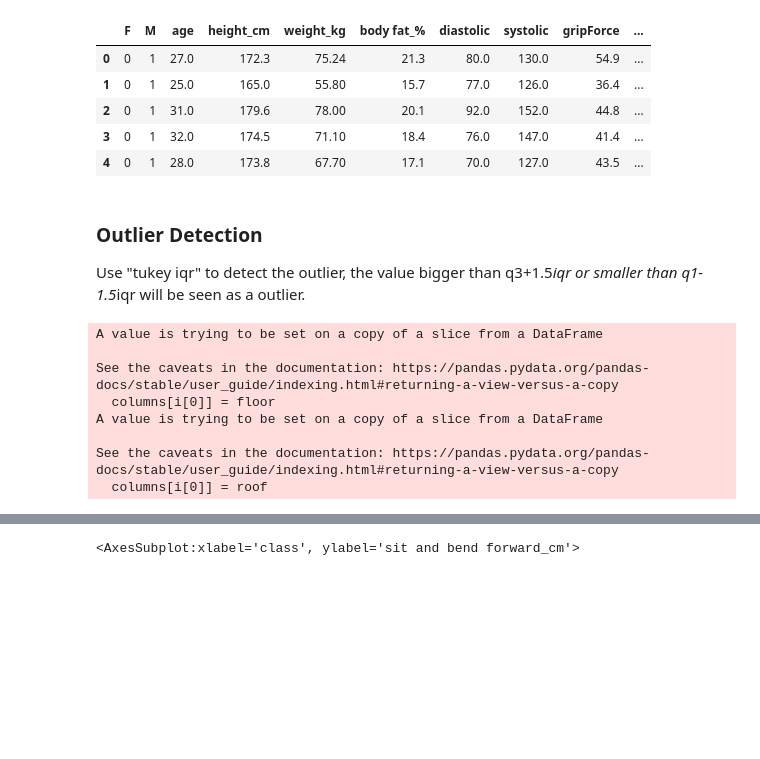
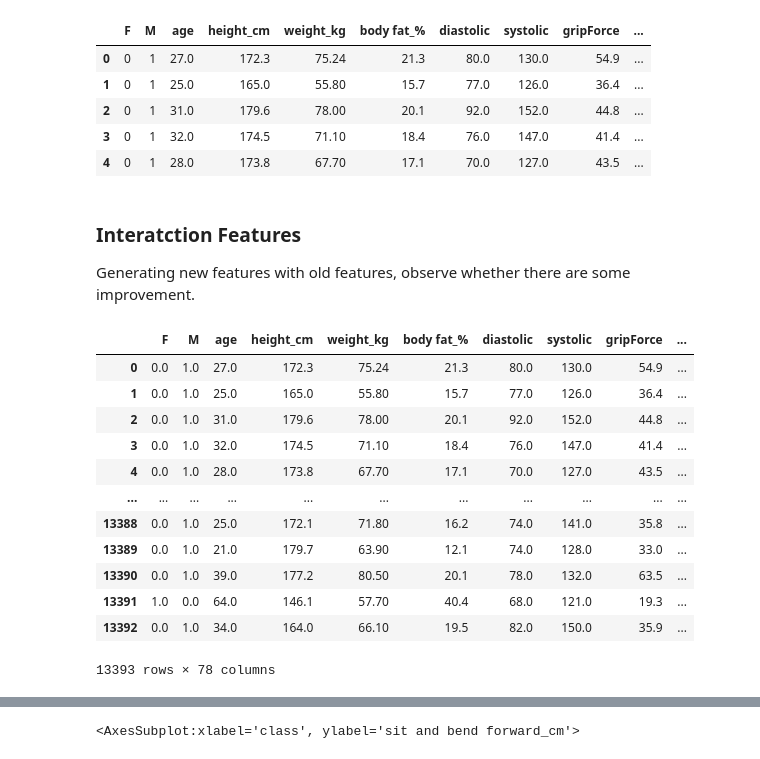
Before and after one commit to ryan840919/Body-Performance, a Jupyter notebook: 黃柏碩_body_performance_improve.ipynb, the cells around one changed output, grey strips where cells are left out. Drawn from its saved outputs; the diff is of its cells as text; code cells hidden in the pictures; blank space fills up the shorter version.

Commit message:
6/27 outlier detection

```diff
--- a/黃柏碩_body_performance_improve.ipynb
+++ b/黃柏碩_body_performance_improve.ipynb
@@ -84,6 +113,3 @@ datafull.head()
 | 2 | 0 | 1 | 31.0 | 179.6 | 78.00 | 20.1 | 92.0 | 152.0 | 44.8 | ... |
 | 3 | 0 | 1 | 32.0 | 174.5 | 71.10 | 18.4 | 76.0 | 147.0 | 41.4 | ... |
 | 4 | 0 | 1 | 28.0 | 173.8 | 67.70 | 17.1 | 70.0 | 127.0 | 43.5 | ... |
-# %% [markdown]
-### Outlier Detection
-Use "tukey iqr" to detect the outlier, the value bigger than q3+1.5*iqr or smaller than q1-1.5*iqr will be seen as a outlier.
@@ -111,13 +116,26 @@ def outdet(columns):
-# %%
-for _,i in datafull.iteritems():
-    if _ != "F" and _ !="M" and _ != "class":
-        outdet(i)
-# %% [output]
-A value is trying to be set on a copy of a slice from a DataFrame
-
-See the caveats in the documentation: https://pandas.pydata.org/pandas-docs/stable/user_guide/indexing.html#returning-a-view-versus-a-copy
-  columns[i[0]] = floor
-A value is trying to be set on a copy of a slice from a DataFrame
-
-See the caveats in the documentation: https://pandas.pydata.org/pandas-docs/stable/user_guide/indexing.html#returning-a-view-versus-a-copy
-  columns[i[0]] = roof
+# %% [markdown]
+### Interatction Features
+Generating new features with old features, observe whether there are some improvement.
+# %%
+#concat the dummied gender
+datafeature = pd.concat([genderdum,datadrop], axis=1)
+
+from sklearn.preprocessing import PolynomialFeatures
+poly = PolynomialFeatures(2,interaction_only=True,include_bias=False)
+test = poly.fit_transform(datafeature)
+newdatafeature = pd.DataFrame(data=test,columns=poly.get_feature_names_out(datafeature.columns))
+newdatafeature
+# %% [output]
+|  | F | M | age | height_cm | weight_kg | body fat_% | diastolic | systolic | gripForce | ... |
+| 0 | 0.0 | 1.0 | 27.0 | 172.3 | 75.24 | 21.3 | 80.0 | 130.0 | 54.9 | ... |
+| 1 | 0.0 | 1.0 | 25.0 | 165.0 | 55.80 | 15.7 | 77.0 | 126.0 | 36.4 | ... |
+| 2 | 0.0 | 1.0 | 31.0 | 179.6 | 78.00 | 20.1 | 92.0 | 152.0 | 44.8 | ... |
+| 3 | 0.0 | 1.0 | 32.0 | 174.5 | 71.10 | 18.4 | 76.0 | 147.0 | 41.4 | ... |
+| 4 | 0.0 | 1.0 | 28.0 | 173.8 | 67.70 | 17.1 | 70.0 | 127.0 | 43.5 | ... |
+| ... | ... | ... | ... | ... | ... | ... | ... | ... | ... | ... |
+| 13388 | 0.0 | 1.0 | 25.0 | 172.1 | 71.80 | 16.2 | 74.0 | 141.0 | 35.8 | ... |
+| 13389 | 0.0 | 1.0 | 21.0 | 179.7 | 63.90 | 12.1 | 74.0 | 128.0 | 33.0 | ... |
+| 13390 | 0.0 | 1.0 | 39.0 | 177.2 | 80.50 | 20.1 | 78.0 | 132.0 | 63.5 | ... |
+| 13391 | 1.0 | 0.0 | 64.0 | 146.1 | 57.70 | 40.4 | 68.0 | 121.0 | 19.3 | ... |
+| 13392 | 0.0 | 1.0 | 34.0 | 164.0 | 66.10 | 19.5 | 82.0 | 150.0 | 35.9 | ... |
+13393 rows × 78 columns
```
Also changed, not shown: parts of 8 cells of this notebook.
